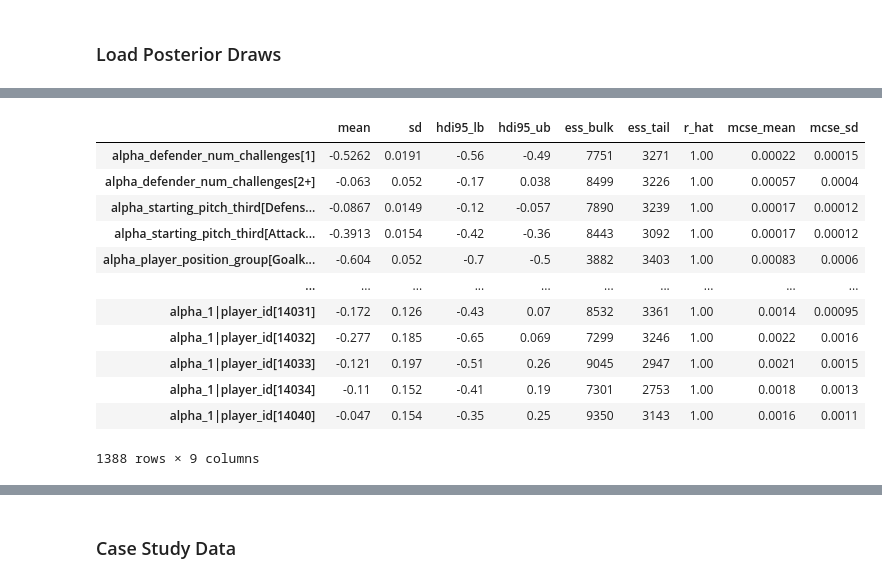
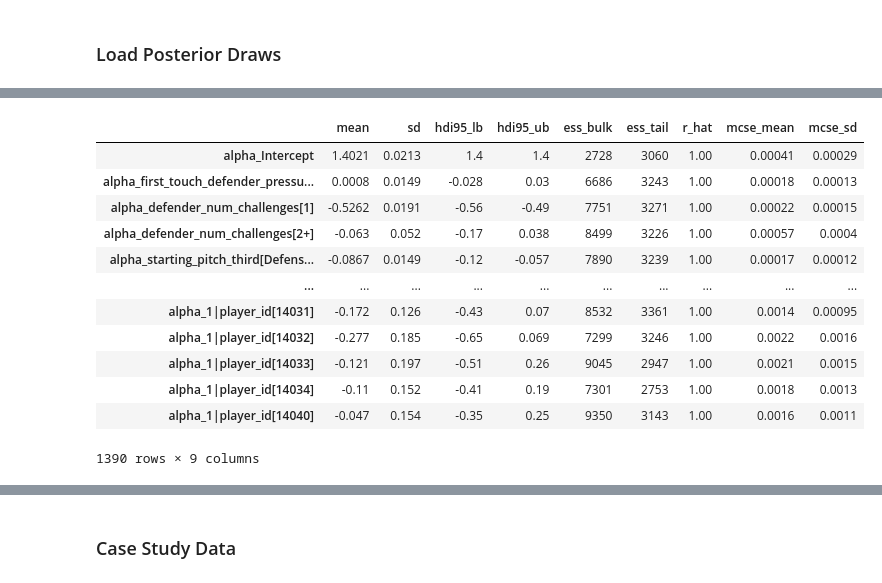
Before and after one commit to tahmeed14/tempo_cmsac, a Jupyter notebook: src/tempoctrl/cmsac_model.ipynb, the cells around one changed output, grey strips where cells are left out. Drawn from its saved outputs; the diff is of its cells as text; code cells hidden in the pictures.

```diff
--- a/src/tempoctrl/cmsac_model.ipynb
+++ b/src/tempoctrl/cmsac_model.ipynb
@@ -329,16 +357,16 @@ model_summary[0:18]
 # %%
-model_summary[20:]
+model_summary[18:]
 # %% [output]
 |  | mean | sd | hdi95_lb | hdi95_ub | ess_bulk | ess_tail | r_hat | mcse_mean | mcse_sd |
+| alpha_Intercept | 1.4021 | 0.0213 | 1.4 | 1.4 | 2728 | 3060 | 1.00 | 0.00041 | 0.00029 |
+| alpha_first_touch_defender_pressu... | 0.0008 | 0.0149 | -0.028 | 0.03 | 6686 | 3243 | 1.00 | 0.00018 | 0.00013 |
 | alpha_defender_num_challenges[1] | -0.5262 | 0.0191 | -0.56 | -0.49 | 7751 | 3271 | 1.00 | 0.00022 | 0.00015 |
 | alpha_defender_num_challenges[2+] | -0.063 | 0.052 | -0.17 | 0.038 | 8499 | 3226 | 1.00 | 0.00057 | 0.0004 |
 | alpha_starting_pitch_third[Defens... | -0.0867 | 0.0149 | -0.12 | -0.057 | 7890 | 3239 | 1.00 | 0.00017 | 0.00012 |
-| alpha_starting_pitch_third[Attack... | -0.3913 | 0.0154 | -0.42 | -0.36 | 8443 | 3092 | 1.00 | 0.00017 | 0.00012 |
-| alpha_player_position_group[Goalk... | -0.604 | 0.052 | -0.7 | -0.5 | 3882 | 3403 | 1.00 | 0.00083 | 0.0006 |
 | ... | ... | ... | ... | ... | ... | ... | ... | ... | ... |
 | alpha_1|player_id[14031] | -0.172 | 0.126 | -0.43 | 0.07 | 8532 | 3361 | 1.00 | 0.0014 | 0.00095 |
 | alpha_1|player_id[14032] | -0.277 | 0.185 | -0.65 | 0.069 | 7299 | 3246 | 1.00 | 0.0022 | 0.0016 |
 | alpha_1|player_id[14033] | -0.121 | 0.197 | -0.51 | 0.26 | 9045 | 2947 | 1.00 | 0.0021 | 0.0015 |
 | alpha_1|player_id[14034] | -0.11 | 0.152 | -0.41 | 0.19 | 7301 | 2753 | 1.00 | 0.0018 | 0.0013 |
 | alpha_1|player_id[14040] | -0.047 | 0.154 | -0.35 | 0.25 | 9350 | 3143 | 1.00 | 0.0016 | 0.0011 |
-1388 rows × 9 columns
+1390 rows × 9 columns
```
Also changed, not shown: parts of 3 cells of this notebook.
